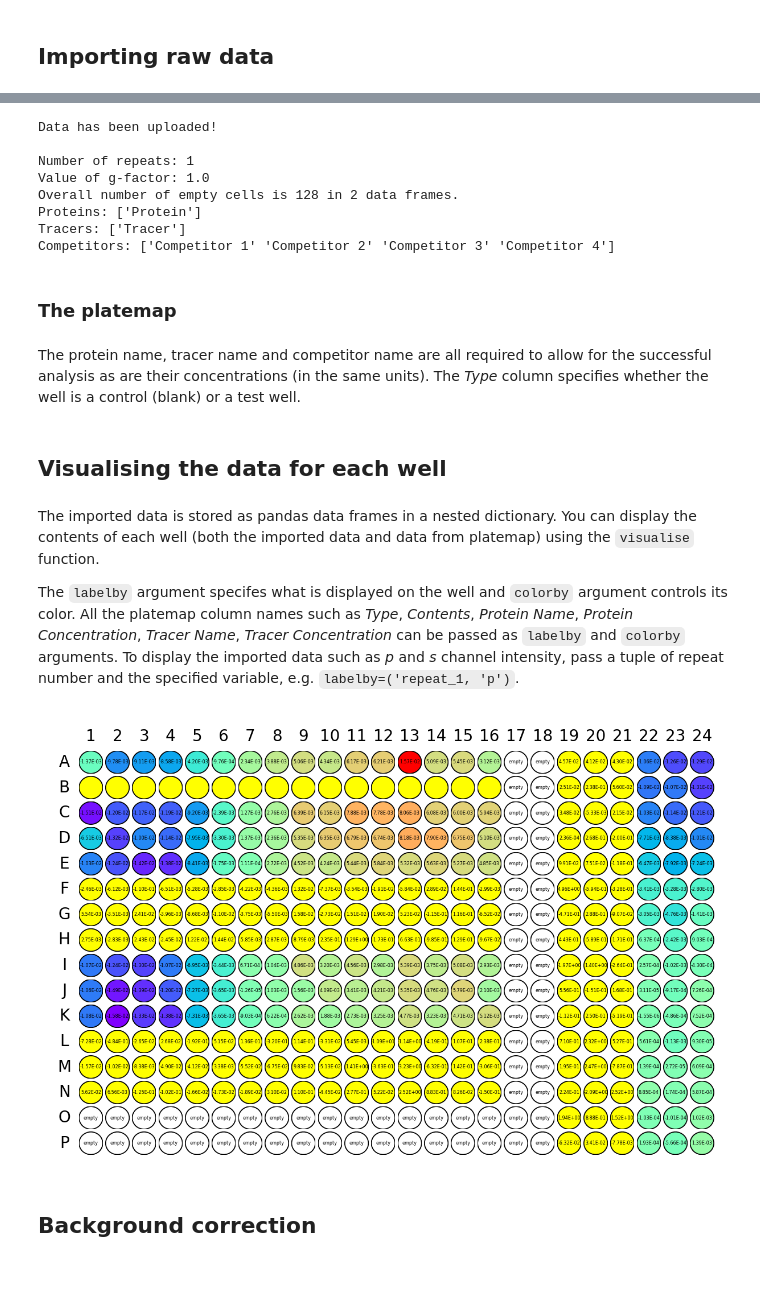
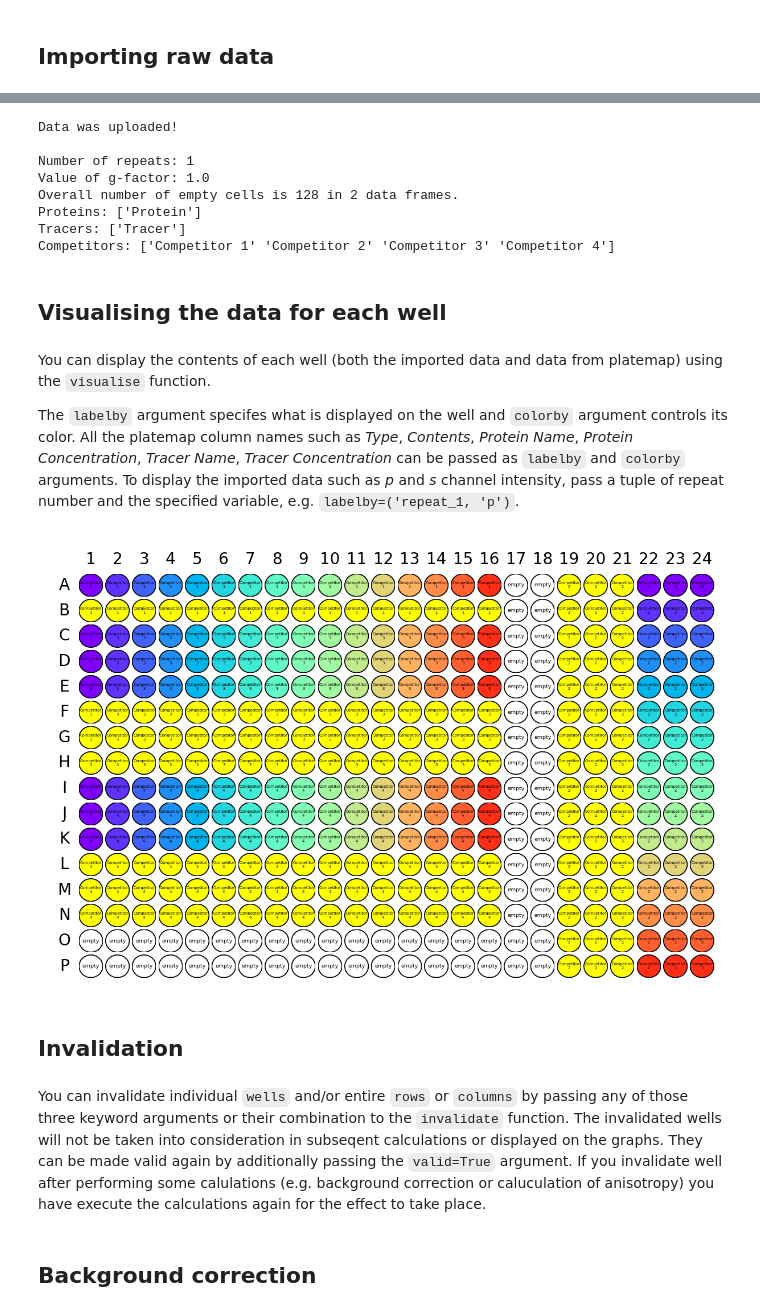
Before and after one commit to mariuszlas/fluanisotropyanalysis, a Jupyter notebook: docs/demo/competition experiment demo file.ipynb, the cells around one changed output, grey strips where cells are left out. Cells and saved outputs as stored; diff of their text form; code cells hidden in the pictures; blank space fills up the shorter version.

```diff
--- a/docs/demo/competition experiment demo file.ipynb
+++ b/docs/demo/competition experiment demo file.ipynb
@@ -22,10 +25,11 @@ Data in both plate and list format can be read in using the same function and th
 # %%
-comp_data = 'comp_data.csv'                # Note that this will only work if the files are in the same folder
-comp_platemap = 'comp_platemap.csv'   # as this Jupyter notebook, alternatively you can provide a full file path
+comp_data = 'competition_experiment_data_set.csv'       # Note that this will only work if the files are in the same folder
+comp_platemap = 'competition_experiment_platemap.csv'   # as this Jupyter notebook,
+                                                        # alternatively you can provide a full file path
 
 my_data = FA.read_in_envision(data_csv=comp_data, platemap_csv=comp_platemap, data_type='plate', size=384)
 # %% [output]
-Data has been uploaded!
+Data was uploaded!
 
 Number of repeats: 1
 Value of g-factor: 1.0
@@ -33,21 +37,20 @@ Overall number of empty cells is 128 in 2 data frames.
 Proteins: ['Protein']
 Tracers: ['Tracer']
 Competitors: ['Competitor 1' 'Competitor 2' 'Competitor 3' 'Competitor 4']
-# %% [markdown]
-### The platemap
-# %% [markdown]
-The protein name, tracer name and competitor name are all required to allow for the successful analysis as are their concentrations (in the same units). The *Type* column specifies whether the well is a control (blank) or a test well.
 # %% [markdown]
 <h2>Visualising the data for each well</h2>
 # %% [markdown]
-The imported data is stored as pandas data frames in a nested dictionary.
 You can display the contents of each well (both the imported data and data from platemap) using the `visualise` function.
 
 The `labelby` argument specifes what is displayed on the well and `colorby` argument controls its color. All the platemap column names such as *Type*, *Contents*, *Protein Name*, *Protein Concentration*, *Tracer Name*, *Tracer Concentration* can be passed as `labelby` and `colorby` arguments. To display the imported data such as *p* and *s* channel intensity, pass a tuple of repeat number and the specified variable, e.g. `labelby=('repeat_1, 'p')`.
-# %%
-my_data.visualise(colorby=('repeat_1', 'r_corrected'), labelby=('repeat_1', 'r_corrected'))
-# %% [output]
-[figure, removed]
+# %%
+my_data.visualise(labelby='Competitor Name', colorby='Competitor Concentration')
+# %% [output]
+[figure, added]
+# %% [markdown]
+<h2>Invalidation</h2>
+# %% [markdown]
+You can invalidate individual `wells` and/or entire `rows` or `columns` by passing any of those three keyword arguments or their combination to the `invalidate` function. The invalidated wells will not be taken into consideration in subseqent calculations or displayed on the graphs. They can be made valid again by additionally passing the `valid=True` argument. If you invalidate well after performing some calulations (e.g. background correction or caluculation of anisotropy) you have execute the calculations again for the effect to take place.
 # %% [markdown]
 <h2>Background correction</h2>
 # %% [markdown]
```
Also changed, not shown: parts of 48 cells of this notebook, 1 other file.
